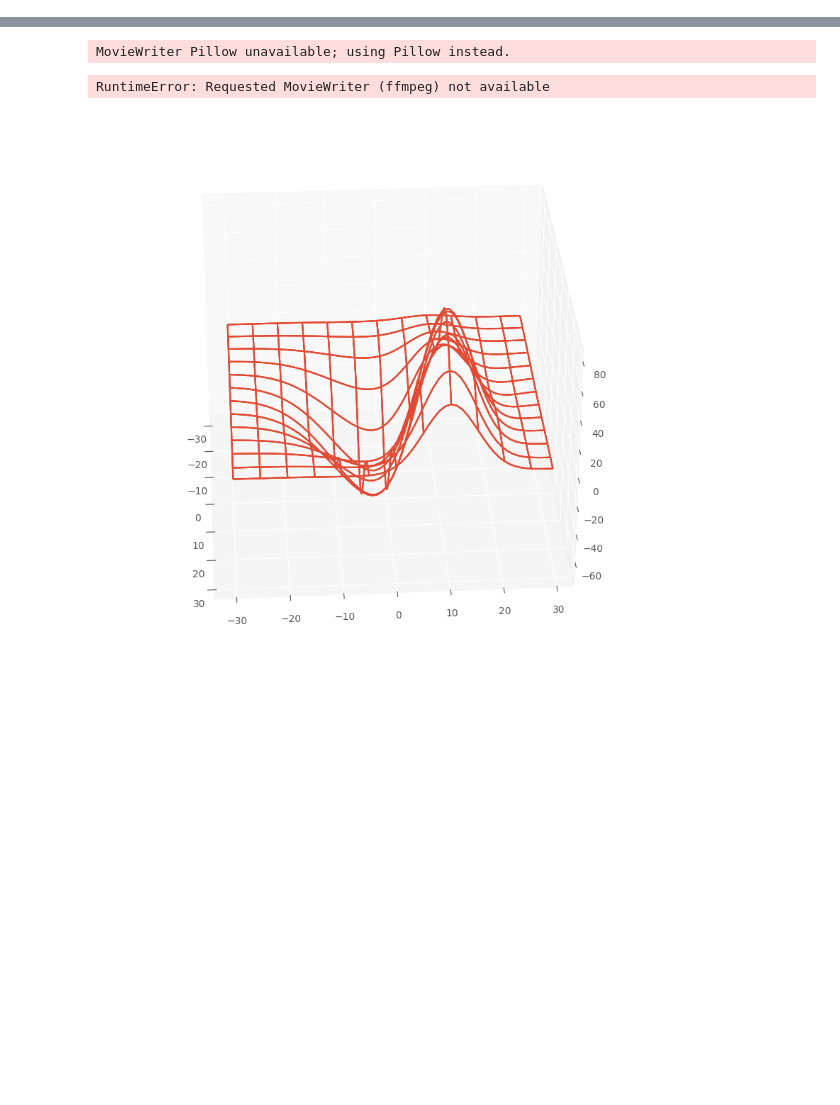
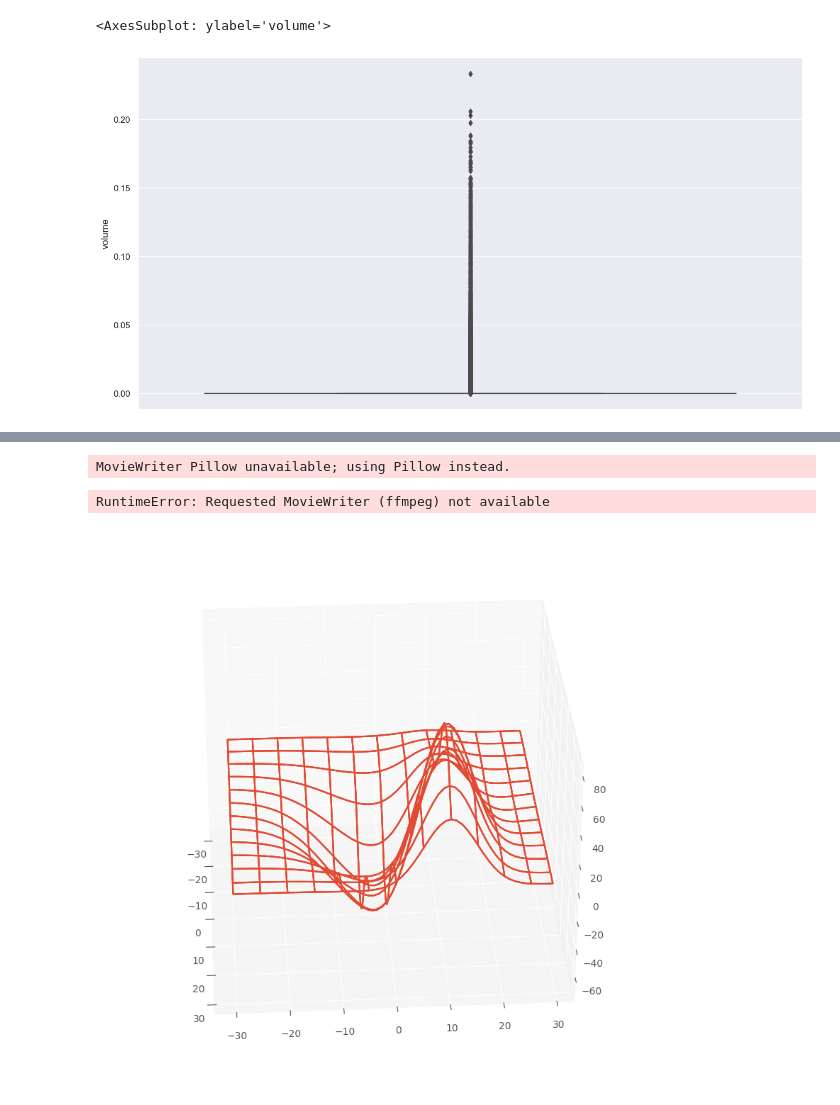
Before and after one commit to mukaiyama729/ResearchAnalysis, a Jupyter notebook: trial1.ipynb, the cells around one changed output, grey strips where cells are left out. Cells and saved outputs as stored; diff of their text form; code cells hidden in the pictures; blank space fills up the shorter version.

```diff
--- a/trial1.ipynb
+++ b/trial1.ipynb
@@ -104,0 +358,7 @@ plt.show()
+# %%
+import matplotlib.pyplot as plt
+
+sns.boxplot(y=df['volume'])
+# %% [output]
+<AxesSubplot: ylabel='volume'>
+[figure, added]
```
Also changed, not shown: parts of 46 cells of this notebook, 22 other files.
